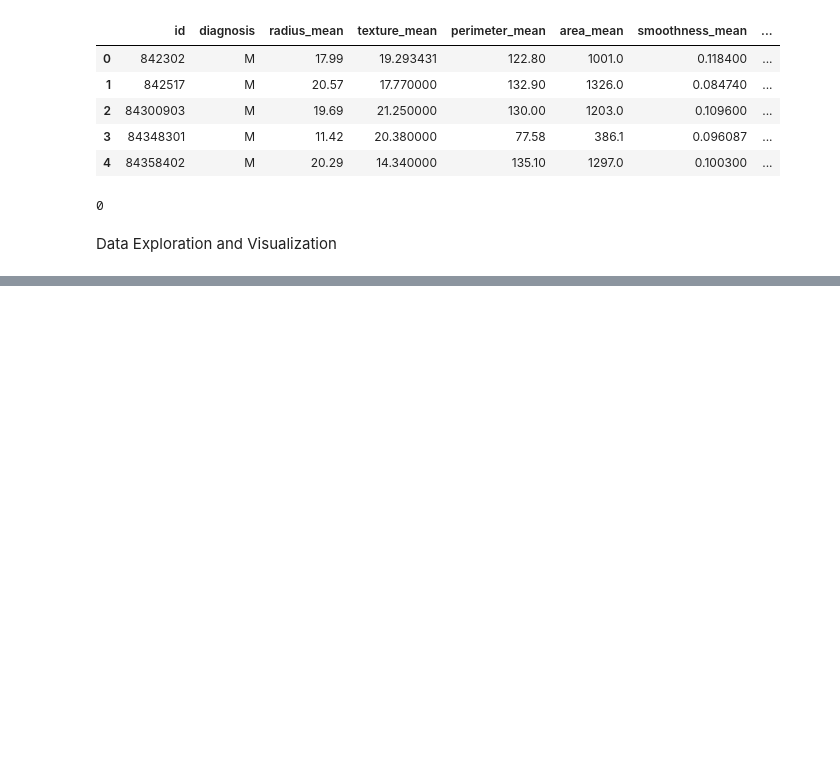
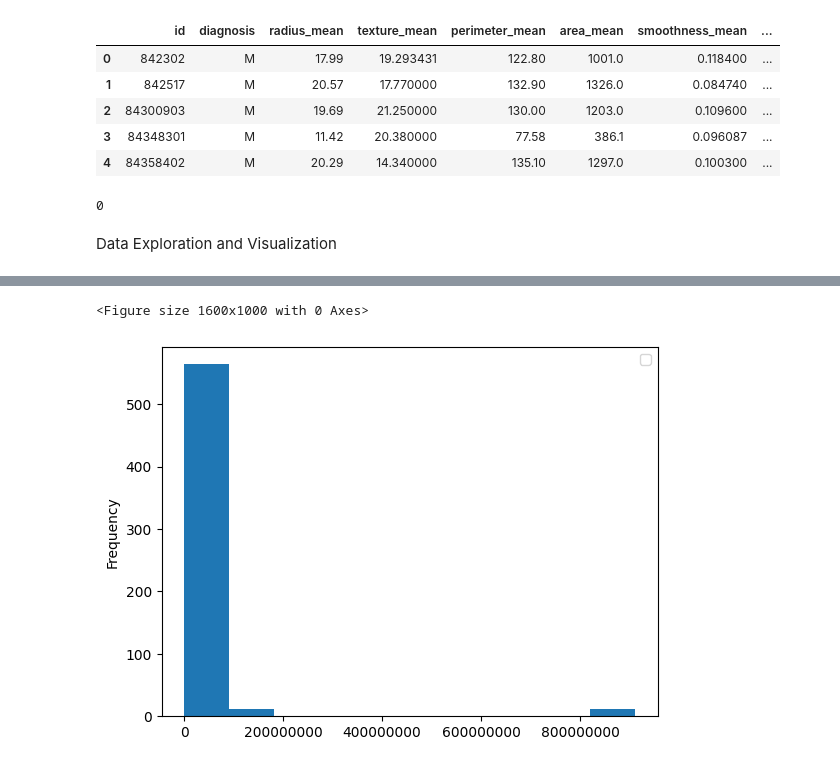
Before and after one commit to Placidus-Ali/intermediate_projects, a Jupyter notebook: week3/lesson1.ipynb, the cells around one changed output, grey strips where cells are left out. Drawn from its saved outputs; the diff is of its cells as text; code cells hidden in the pictures; blank space fills up the shorter version.

```diff
--- a/week3/lesson1.ipynb
+++ b/week3/lesson1.ipynb
@@ -146,0 +167,10 @@ Data Exploration and Visualization
+# %%
+
+fig = plt.figure(figsize =(16, 10))
+df.plot.hist()
+plt.legend([])
+plt.ticklabel_format(useOffset=False, style='plain') #removing the scientific notation (1e8)
+plt.show()
+# %% [output]
+<Figure size 1600x1000 with 0 Axes>
+[figure, added]
```
Also changed, not shown: parts of 4 cells of this notebook.
